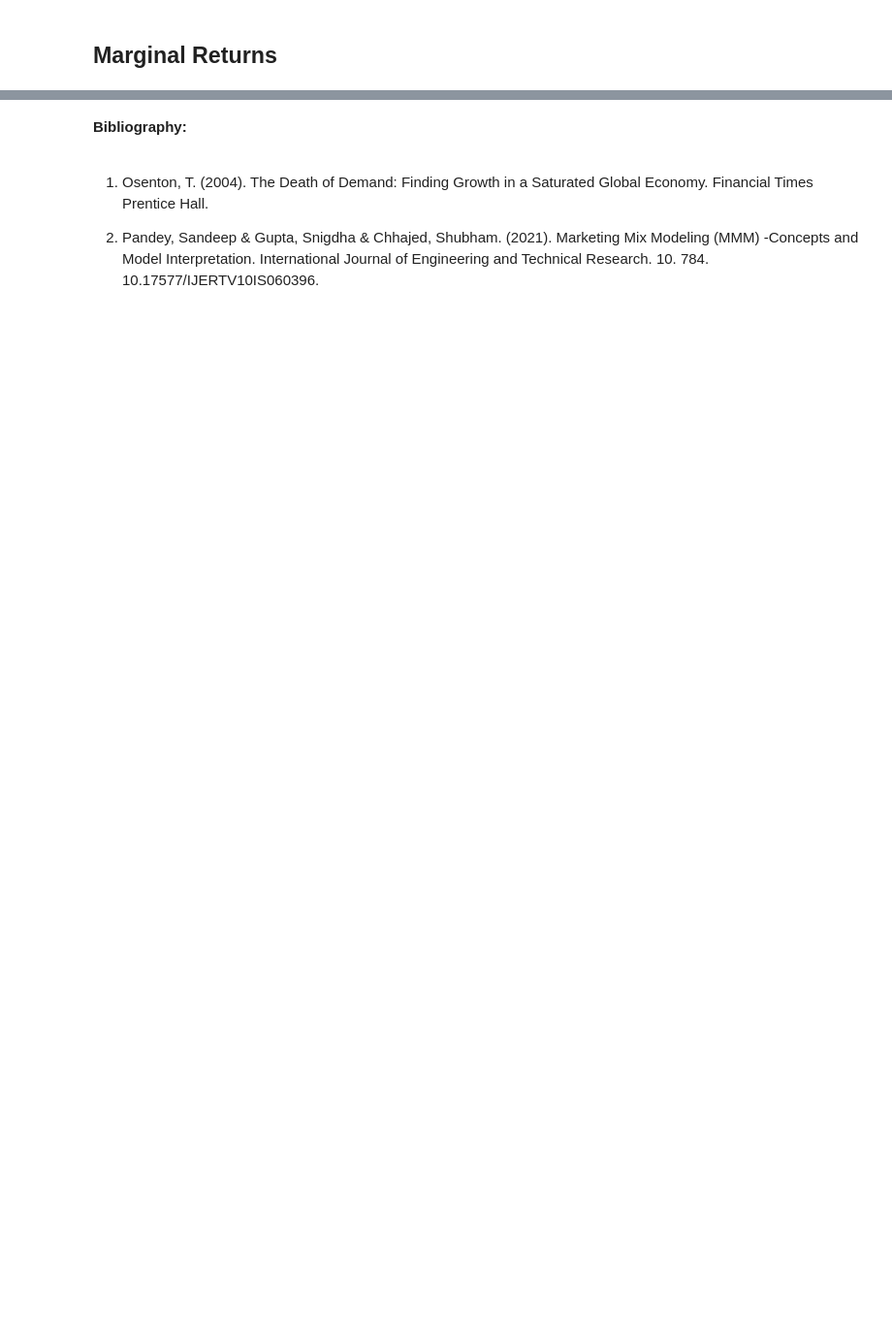
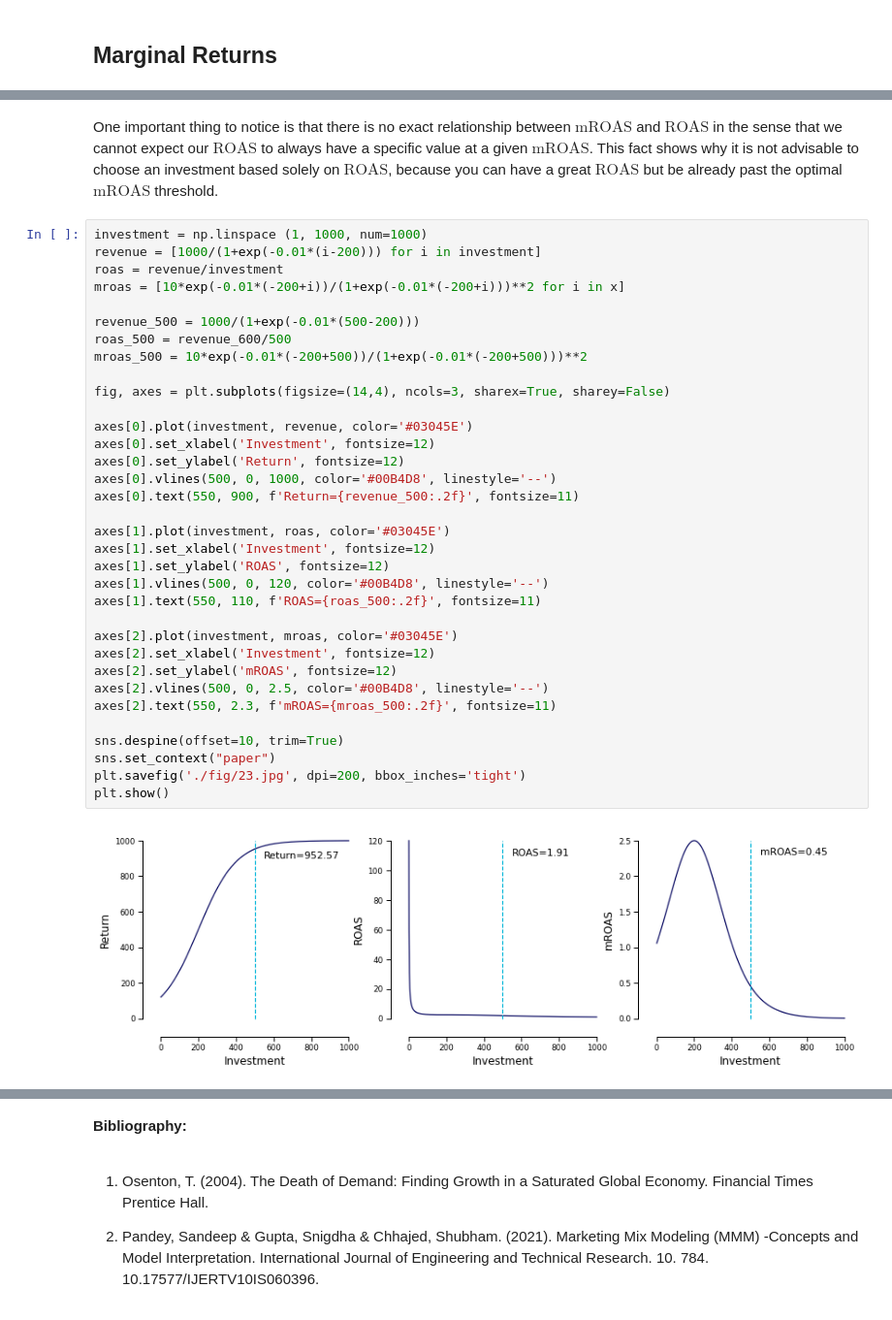
Before and after one commit to phc4rdoso/phc4rdoso.github.io, a Jupyter notebook: marketing-book/_build/jupyter_execute/2. The Law of Diminishing Returns.ipynb, the cells around one changed output, grey strips where cells are left out. Shown at 97% size. Cells and saved outputs as stored; diff of their text form; blank space fills up the shorter version.

```diff
--- a/marketing-book/_build/jupyter_execute/2. The Law of Diminishing Returns.ipynb
+++ b/marketing-book/_build/jupyter_execute/2. The Law of Diminishing Returns.ipynb
@@ -136,0 +141,38 @@ The point on the curve on which our $\text{mROAS}=0$ is the moment that there is
+# %% [markdown]
+One important thing to notice is that there is no exact relationship between $\text{mROAS}$ and $\text{ROAS}$ in the sense that we cannot expect our $\text{ROAS}$ to always have a specific value at a given $\text{mROAS}$. This fact shows why it is not advisable to choose an investment based solely on $\text{ROAS}$, because you can have a great $\text{ROAS}$ but be already past the optimal $\text{mROAS}$ threshold.
+# %%
+investment = np.linspace (1, 1000, num=1000)
+revenue = [1000/(1+exp(-0.01*(i-200))) for i in investment]
+roas = revenue/investment
+mroas = [10*exp(-0.01*(-200+i))/(1+exp(-0.01*(-200+i)))**2 for i in x]
+
+revenue_500 = 1000/(1+exp(-0.01*(500-200)))
+roas_500 = revenue_600/500
+mroas_500 = 10*exp(-0.01*(-200+500))/(1+exp(-0.01*(-200+500)))**2
+
+fig, axes = plt.subplots(figsize=(14,4), ncols=3, sharex=True, sharey=False)
+
+axes[0].plot(investment, revenue, color='#03045E')
+axes[0].set_xlabel('Investment', fontsize=12)
+axes[0].set_ylabel('Return', fontsize=12)
+axes[0].vlines(500, 0, 1000, color='#00B4D8', linestyle='--')
+axes[0].text(550, 900, f'Return={revenue_500:.2f}', fontsize=11)
+
+axes[1].plot(investment, roas, color='#03045E')
+axes[1].set_xlabel('Investment', fontsize=12)
+axes[1].set_ylabel('ROAS', fontsize=12)
+axes[1].vlines(500, 0, 120, color='#00B4D8', linestyle='--')
+axes[1].text(550, 110, f'ROAS={roas_500:.2f}', fontsize=11)
+
+axes[2].plot(investment, mroas, color='#03045E')
+axes[2].set_xlabel('Investment', fontsize=12)
+axes[2].set_ylabel('mROAS', fontsize=12)
+axes[2].vlines(500, 0, 2.5, color='#00B4D8', linestyle='--')
+axes[2].text(550, 2.3, f'mROAS={mroas_500:.2f}', fontsize=11)
+
+sns.despine(offset=10, trim=True)
+sns.set_context("paper")
+plt.savefig('./fig/23.jpg', dpi=200, bbox_inches='tight')
+plt.show()
+# %% [output]
+[figure, added]
```
Also changed, not shown: parts of 57 cells of this notebook, 27 other files.
